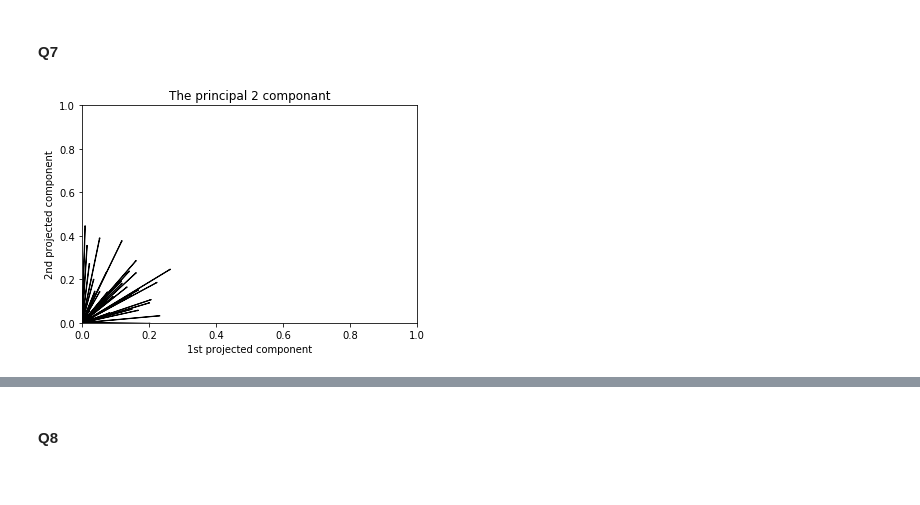
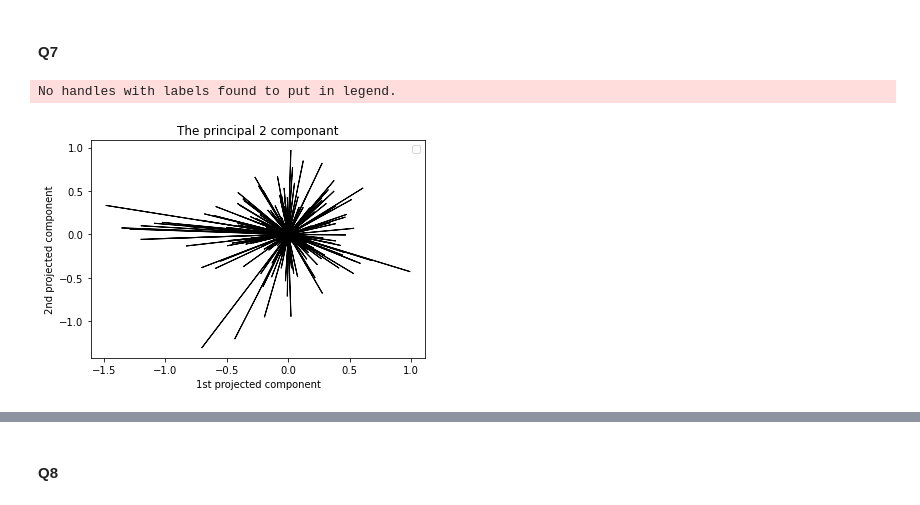
Before and after one commit to Antoninnnn/LinearModel, a Jupyter notebook: sd-tsia204_lab2_yang_yining.ipynb, the cells around one changed output, grey strips where cells are left out. Drawn from its saved outputs; the diff is of its cells as text; code cells hidden in the pictures.

```diff
--- a/sd-tsia204_lab2_yang_yining.ipynb
+++ b/sd-tsia204_lab2_yang_yining.ipynb
@@ -230,6 +197,6 @@ The  it is obvious that $\lambda_{i}*(n-1) = \sigma_i^2$
 # %% [markdown]
 Then the following we are going to verify the relationship
 # %%
-_,sigma2,_ = np.linalg.svd(X)  ## what returned is the square of sigma
-lamb2,_ = np.linalg.eigh(X.cov()/(n-1))  ## what returned is the square of the lambda in an ascending order, that is why we inverse the lamb2 using lamb2[::-1]
+_,sigma,_ = np.linalg.svd(X)  ## what returned is the sigma
+lamb2,_ = np.linalg.eigh(X.T@X/(n-1))  ## what returned is the square of lambda in an ascending order, that is why we inverse the lamb2 using lamb2[::-1]
 # %%
@@ -317,7 +257,7 @@ The variance explained by the first 2 component explained is: [0.11059752 0.1037
 # %%
 variance_explained_percent = []
-sum_variance = np.sum(np.sqrt(lamb2[::-1][sigma2>1e-3]))
-for i in np.sqrt(lamb2[::-1][sigma2>1e-3]):
+sum_variance = np.sum(np.sqrt(lamb2[::-1][sigma>1e-3]))
+for i in np.sqrt(lamb2[::-1][sigma>1e-3]):
     variance_explained_percent.append((i/sum_variance*100))
 # %%
 print('The percentage that the first 2 component explained is:',variance_explained_percent[0:2],"%")
@@ -334,12 +286,14 @@ np.shape(projection_2)
 # %%
 #plt.scatter(projection_2[:][0],projection_2[:][1],s=5)
 
 plt.title('The principal 2 componant')
 for i in range(210):
-  plt.arrow(0,0,U[i][0]*np.sqrt(s[0]),U[i][1]*np.sqrt(s[1]),label = '{}th variable'.format(i))
+  plt.arrow(0,0,U[i][0]*s[0],U[i][1]*s[1])
 #plt.figure(figsize=(0.01,0.01))
 plt.xlabel('1st projected component')
 plt.ylabel('2nd projected component')
+plt.legend()
 plt.show()
 # %% [output]
+No handles with labels found to put in legend.
-[figure, old version]
+[figure, new version]
```
Also changed, not shown: parts of 93 cells of this notebook.
